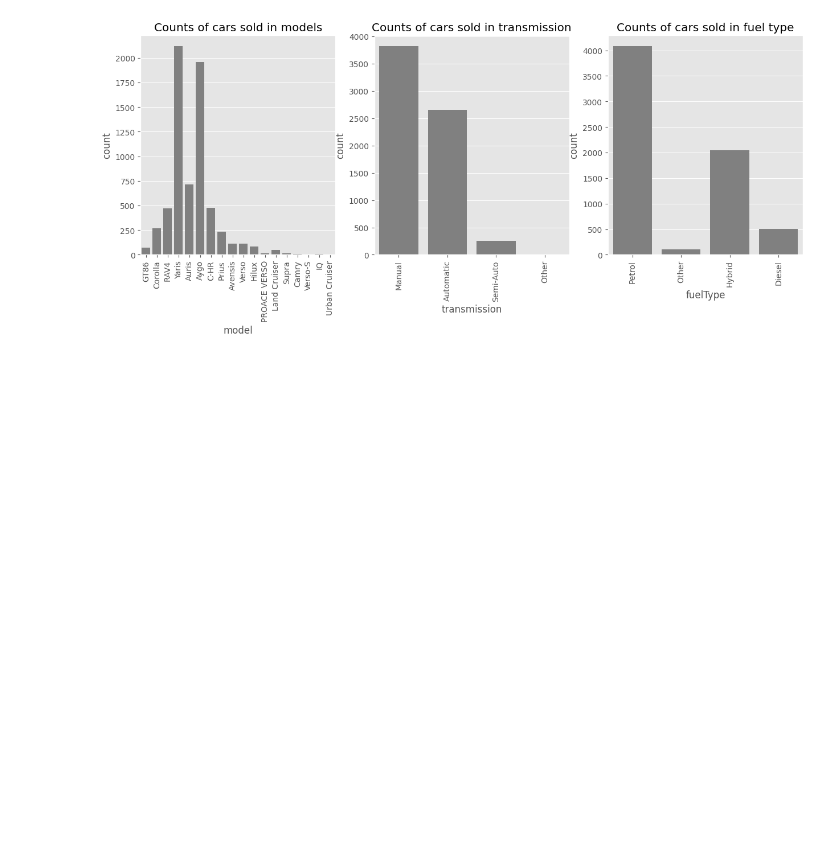
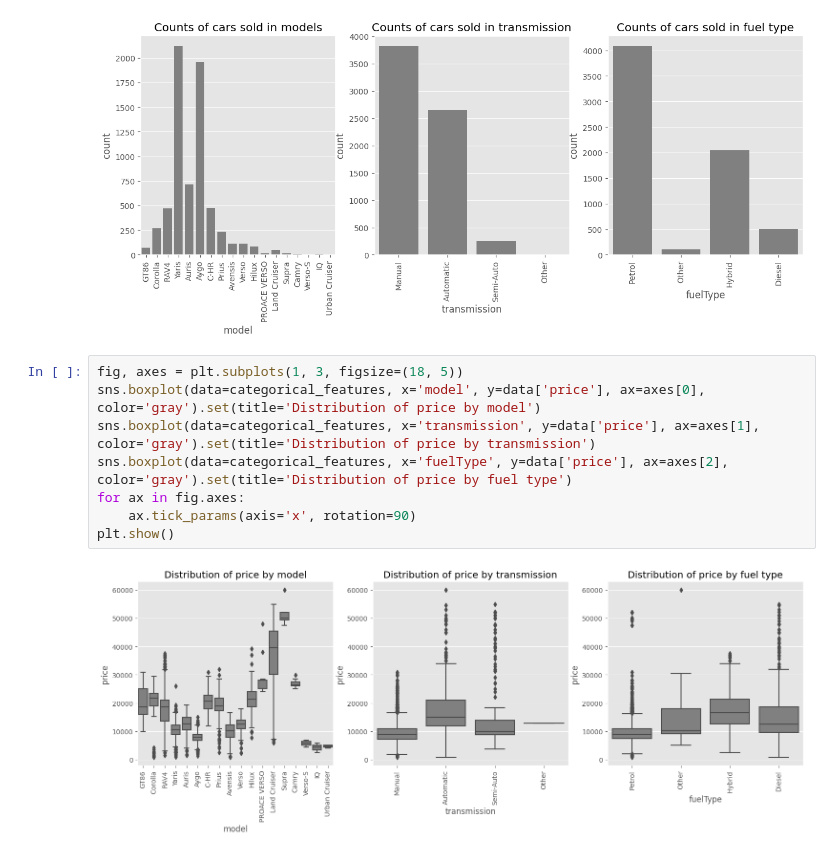
Before and after one commit to Julio-M-Siqueira/UK_Used_Car, a Jupyter notebook: notebook.ipynb, the cells around one changed output. Cells and saved outputs as stored; diff of their text form; blank space fills up the shorter version.

Commit message:
Added new exploratory graphic of categorical features

```diff
--- a/notebook.ipynb
+++ b/notebook.ipynb
@@ -147,3 +148,13 @@ for ax in fig.axes:
 plt.show()
 # %% [output]
 [figure]
+# %%
+fig, axes = plt.subplots(1, 3, figsize=(18, 5))
+sns.boxplot(data=categorical_features, x='model', y=data['price'], ax=axes[0], color='gray').set(title='Distribution of price by model')
+sns.boxplot(data=categorical_features, x='transmission', y=data['price'], ax=axes[1], color='gray').set(title='Distribution of price by transmission')
+sns.boxplot(data=categorical_features, x='fuelType', y=data['price'], ax=axes[2], color='gray').set(title='Distribution of price by fuel type')
+for ax in fig.axes:
+    ax.tick_params(axis='x', rotation=90)
+plt.show()
+# %% [output]
+[figure, added]
```
Also changed, not shown: parts of 1 cell of this notebook.
